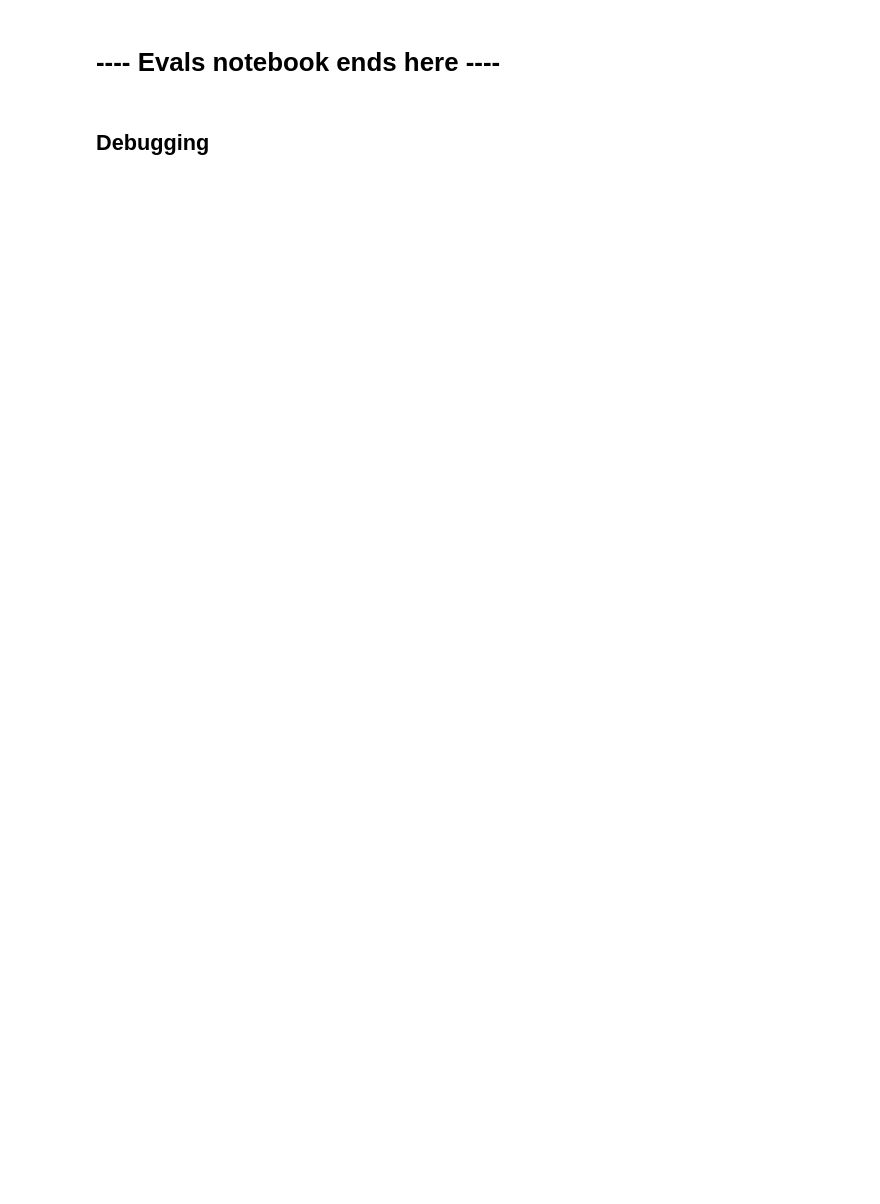
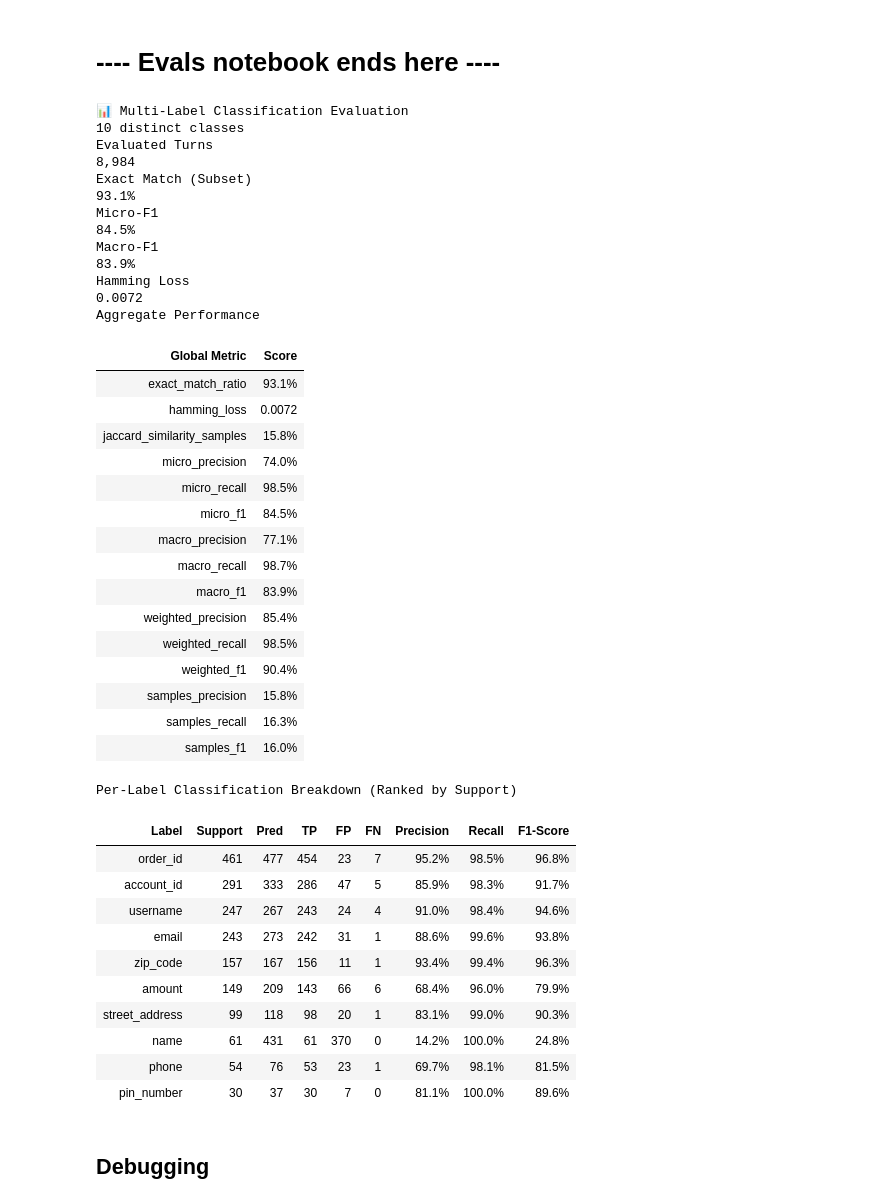
Before and after one commit to ridhoma/nlp-dialogue-state-tracking, a Jupyter notebook: notebooks/01_semantic_slots_extraction_evals.ipynb, the cells around one changed output. Saved outputs shown, nothing was run; the diff lists cells and outputs as text; code cells hidden in the pictures; blank space fills up the shorter version.

```diff
--- a/notebooks/01_semantic_slots_extraction_evals.ipynb
+++ b/notebooks/01_semantic_slots_extraction_evals.ipynb
@@ -190,5 +193,66 @@ Per-Label Classification Breakdown (Ranked by Support)
 | pin_number | 30 | 21 | 17 | 4 | 13 | 81.0% | 56.7% | 66.7% |
 # %% [markdown]
 # ---- Evals notebook ends here ----
+# %%
+from abcd_helper.config import PROCESSED_DATA_DIR
+
+df_results_from_claude = pd.read_parquet(PROCESSED_DATA_DIR / "customer_slots_extracted_run_02.parquet")
+
+df_evals = (
+    df_evals_true_slots.merge(
+        df_results_from_claude,
+        how='left', on=['convo_id', 'turn_id']
+    )
+)
+
+eval_result= evaluate_multilabel(
+    df_evals, true_col="true_slots",
+    pred_col="inferred_slots",
+    drop_zero_support=True
+)
+
+eval_result
+# %% [output]
+📊 Multi-Label Classification Evaluation
+10 distinct classes
+Evaluated Turns
+8,984
+Exact Match (Subset)
+93.1%
+Micro-F1
+84.5%
+Macro-F1
+83.9%
+Hamming Loss
+0.0072
+Aggregate Performance
+| Global Metric | Score |
+| exact_match_ratio | 93.1% |
+| hamming_loss | 0.0072 |
+| jaccard_similarity_samples | 15.8% |
+| micro_precision | 74.0% |
+| micro_recall | 98.5% |
+| micro_f1 | 84.5% |
+| macro_precision | 77.1% |
+| macro_recall | 98.7% |
+| macro_f1 | 83.9% |
+| weighted_precision | 85.4% |
+| weighted_recall | 98.5% |
+| weighted_f1 | 90.4% |
+| samples_precision | 15.8% |
+| samples_recall | 16.3% |
+| samples_f1 | 16.0% |
+Per-Label Classification Breakdown (Ranked by Support)
+| Label | Support | Pred | TP | FP | FN | Precision | Recall | F1-Score |
+| order_id | 461 | 477 | 454 | 23 | 7 | 95.2% | 98.5% | 96.8% |
+| account_id | 291 | 333 | 286 | 47 | 5 | 85.9% | 98.3% | 91.7% |
+| username | 247 | 267 | 243 | 24 | 4 | 91.0% | 98.4% | 94.6% |
+| email | 243 | 273 | 242 | 31 | 1 | 88.6% | 99.6% | 93.8% |
+| zip_code | 157 | 167 | 156 | 11 | 1 | 93.4% | 99.4% | 96.3% |
+| amount | 149 | 209 | 143 | 66 | 6 | 68.4% | 96.0% | 79.9% |
+| street_address | 99 | 118 | 98 | 20 | 1 | 83.1% | 99.0% | 90.3% |
+| name | 61 | 431 | 61 | 370 | 0 | 14.2% | 100.0% | 24.8% |
+| phone | 54 | 76 | 53 | 23 | 1 | 69.7% | 98.1% | 81.5% |
+| pin_number | 30 | 37 | 30 | 7 | 0 | 81.1% | 100.0% | 89.6% |
 # %% [markdown]
 ## Debugging
```
Also changed, not shown: parts of 10 cells of this notebook, 18 other files.
